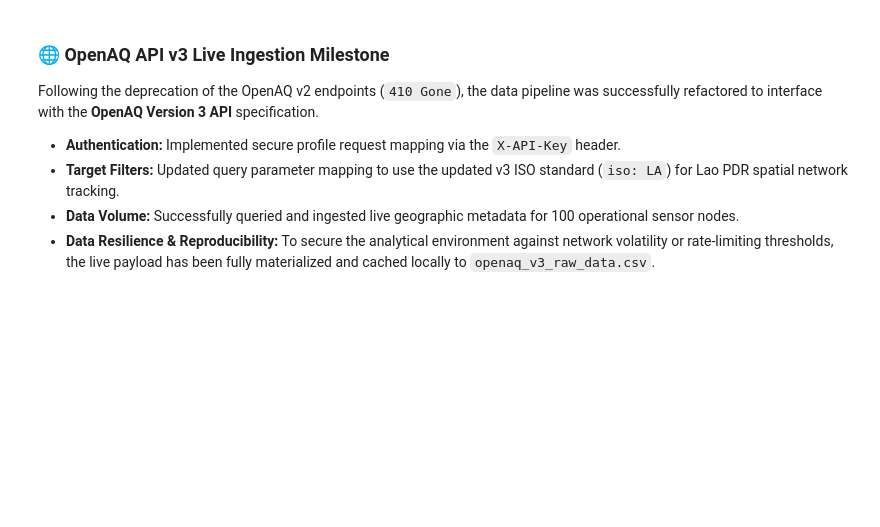
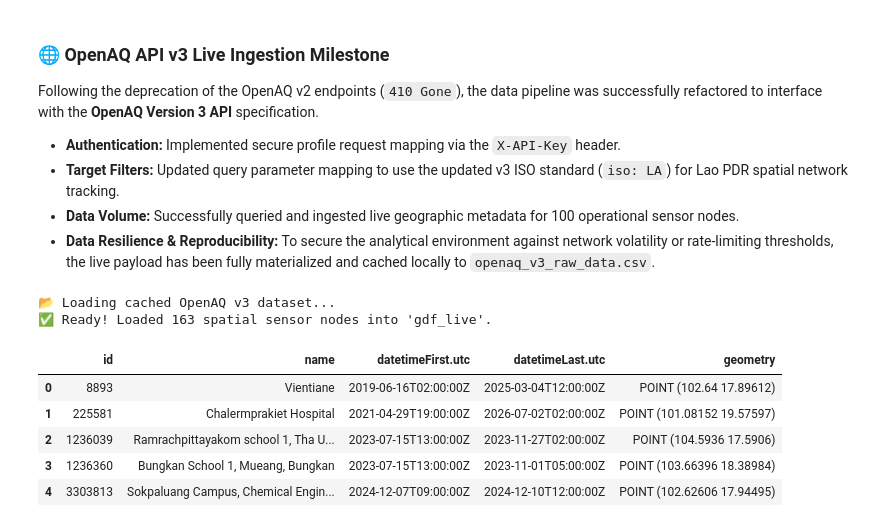
Before and after one commit to jjwwhk/fdl_data_science_takehome_2026, a Jupyter notebook: Quickstart.ipynb, the cells around one changed output. Saved outputs shown, nothing was run; the diff lists cells and outputs as text; code cells hidden in the pictures; blank space fills up the shorter version.

```diff
--- a/Quickstart.ipynb
+++ b/Quickstart.ipynb
@@ -84,3 +84,27 @@ Following the deprecation of the OpenAQ v2 endpoints (`410 Gone`), the data pipe
 * **Target Filters:** Updated query parameter mapping to use the updated v3 ISO standard (`iso: LA`) for Lao PDR spatial network tracking.
 * **Data Volume:** Successfully queried and ingested live geographic metadata for 100 operational sensor nodes.
 * **Data Resilience & Reproducibility:** To secure the analytical environment against network volatility or rate-limiting thresholds, the live payload has been fully materialized and cached locally to `openaq_v3_raw_data.csv`.
+# %%
+import pandas as pd
+import geopandas as gpd
+from shapely.geometry import Point
+
+print("📂 Loading cached OpenAQ v3 dataset...")
+# Load the local CSV file I saved last night
+df_live = pd.read_csv("openaq_v3_raw_data.csv")
+
+# Convert the latitude and longitude columns into a true geospatial geometry layer
+geometry = [Point(xy) for xy in zip(df_live['coordinates.longitude'], df_live['coordinates.latitude'])]
+gdf_live = gpd.GeoDataFrame(df_live, geometry=geometry, crs="EPSG:4326")
+
+print(f"✅ Ready! Loaded {len(gdf_live)} spatial sensor nodes into 'gdf_live'.")
+gdf_live[['id', 'name', 'datetimeFirst.utc', 'datetimeLast.utc', 'geometry']].head()
+# %% [output]
+📂 Loading cached OpenAQ v3 dataset...
+✅ Ready! Loaded 163 spatial sensor nodes into 'gdf_live'.
+|  | id | name | datetimeFirst.utc | datetimeLast.utc | geometry |
+| 0 | 8893 | Vientiane | 2019-06-16T02:00:00Z | 2025-03-04T12:00:00Z | POINT (102.64 17.89612) |
+| 1 | 225581 | Chalermprakiet Hospital | 2021-04-29T19:00:00Z | 2026-07-02T02:00:00Z | POINT (101.08152 19.57597) |
+| 2 | 1236039 | Ramrachpittayakom school 1, Tha U... | 2023-07-15T13:00:00Z | 2023-11-27T02:00:00Z | POINT (104.5936 17.5906) |
+| 3 | 1236360 | Bungkan School 1, Mueang, Bungkan | 2023-07-15T13:00:00Z | 2023-11-01T05:00:00Z | POINT (103.66396 18.38984) |
+| 4 | 3303813 | Sokpaluang Campus, Chemical Engin... | 2024-12-07T09:00:00Z | 2024-12-10T12:00:00Z | POINT (102.62606 17.94495) |
```
Also changed, not shown: parts of 7 cells of this notebook, 3 other files.
